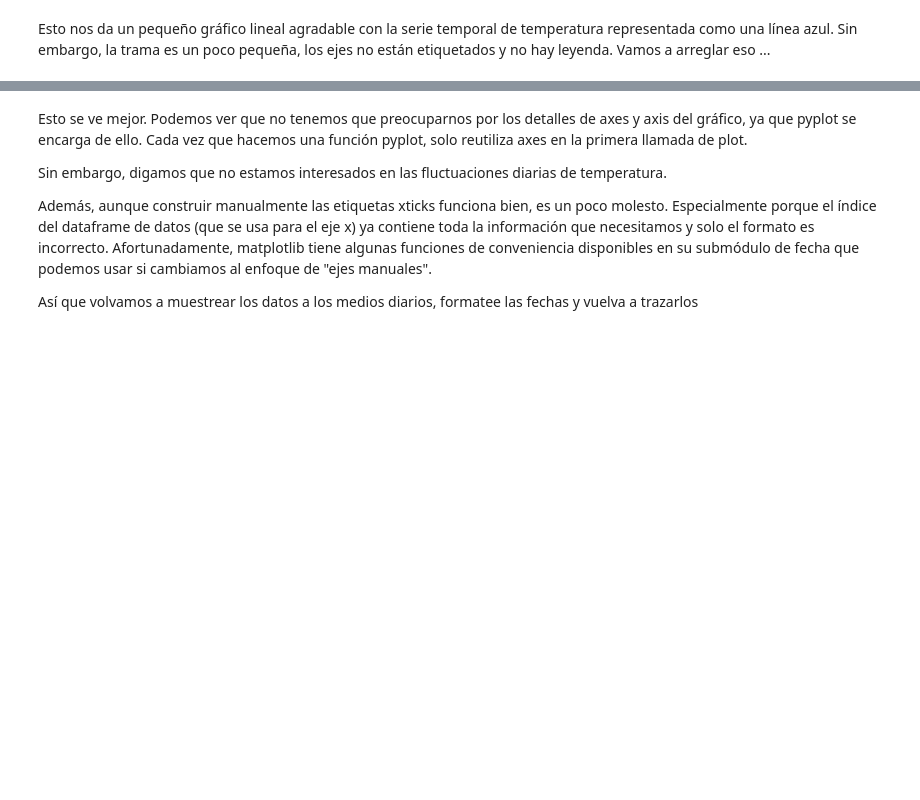
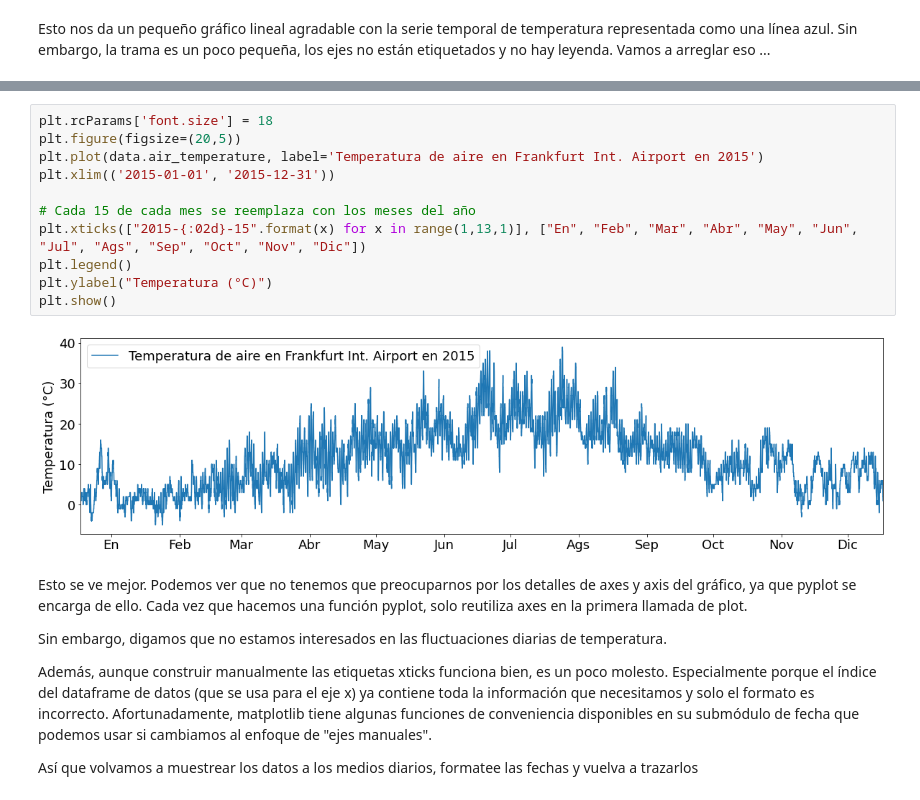
Before and after one commit to renatojobal/python_sol, a Jupyter notebook: Clases/Semana5_MATPLOTLIB/matplotlib_pandas_apuntes.ipynb, the cells around one changed output, grey strips where cells are left out. Cells and saved outputs as stored; diff of their text form; blank space fills up the shorter version.

```diff
--- a/Clases/Semana5_MATPLOTLIB/matplotlib_pandas_apuntes.ipynb
+++ b/Clases/Semana5_MATPLOTLIB/matplotlib_pandas_apuntes.ipynb
@@ -39,3 +61,16 @@ Esto nos da un pequeño gráfico lineal agradable con la serie temporal de tempe
+# %%
+plt.rcParams['font.size'] = 18
+plt.figure(figsize=(20,5))
+plt.plot(data.air_temperature, label='Temperatura de aire en Frankfurt Int. Airport en 2015')
+plt.xlim(('2015-01-01', '2015-12-31'))
+
+# Cada 15 de cada mes se reemplaza con los meses del año
+plt.xticks(["2015-{:02d}-15".format(x) for x in range(1,13,1)], ["En", "Feb", "Mar", "Abr", "May", "Jun", "Jul", "Ags", "Sep", "Oct", "Nov", "Dic"])
+plt.legend()
+plt.ylabel("Temperatura (°C)")
+plt.show()
+# %% [output]
+[figure, added]
 # %% [markdown]
 Esto se ve mejor. Podemos ver que no tenemos que preocuparnos por los detalles de axes y axis del gráfico, ya que pyplot se encarga de ello. Cada vez que hacemos una función pyplot, solo reutiliza axes en la primera llamada de plot.
 
```
Also changed, not shown: parts of 25 cells of this notebook, 10 other files.
